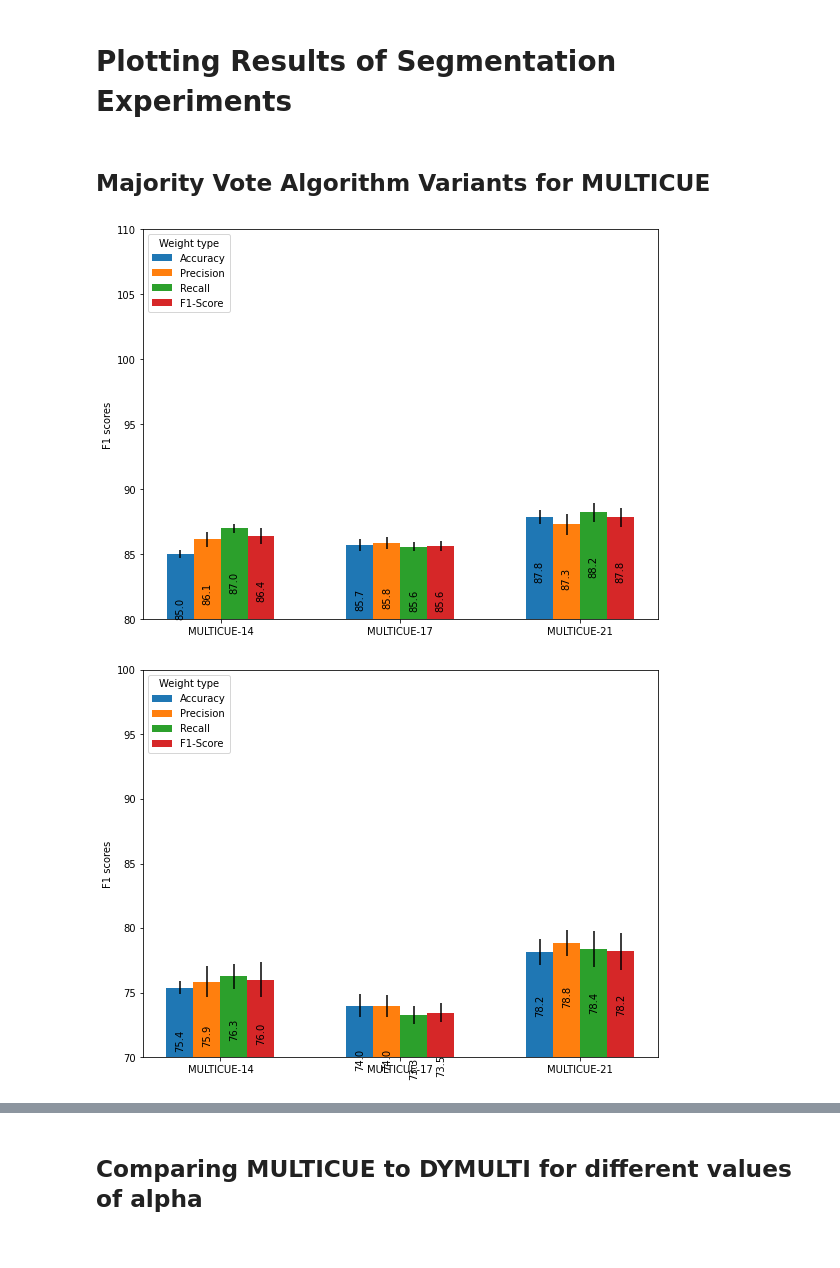
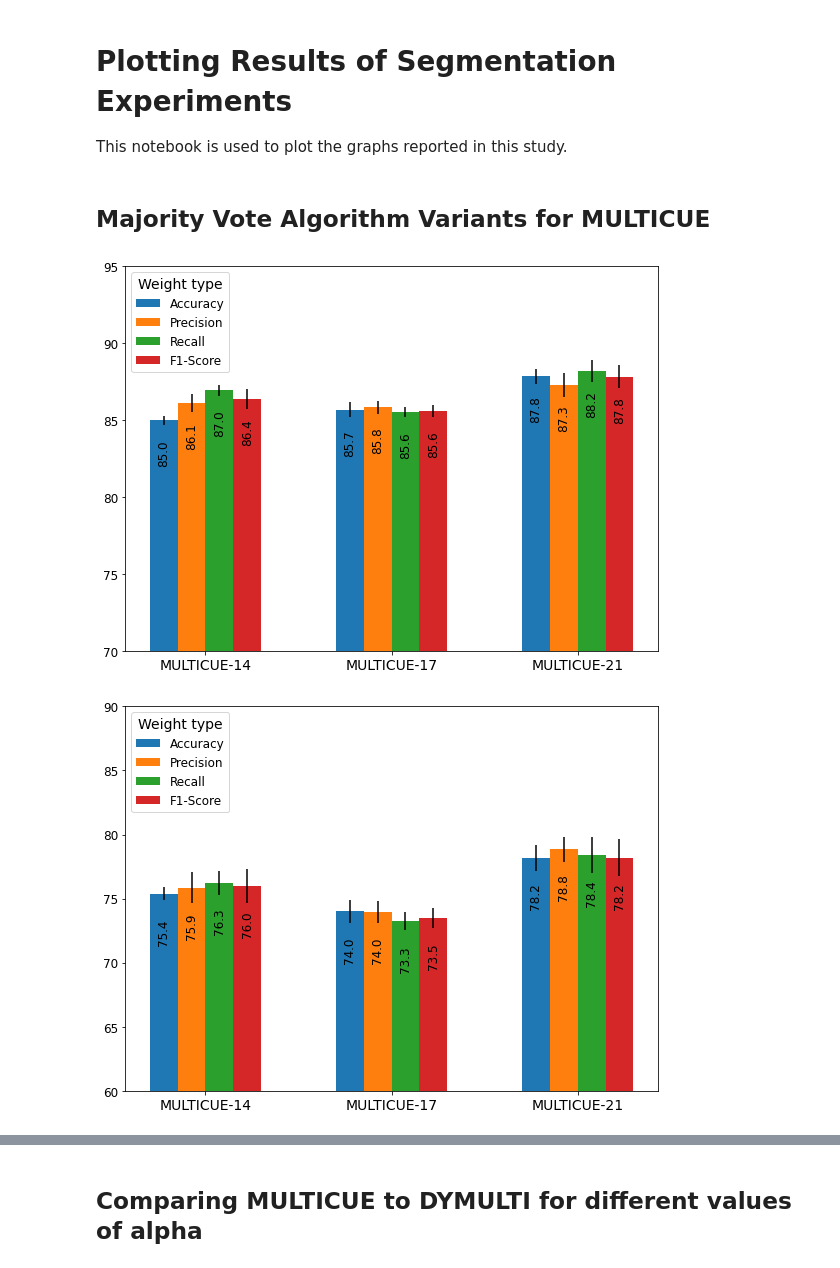
Before and after one commit to codebyzeb/DYMULTI-23, a Jupyter notebook: analysis/graphs.ipynb, the cells around one changed output, grey strips where cells are left out. Drawn from its saved outputs; the diff is of its cells as text; code cells hidden in the pictures.

```diff
--- a/analysis/graphs.ipynb
+++ b/analysis/graphs.ipynb
@@ -1,5 +1,7 @@
 # %% [markdown]
 # Plotting Results of Segmentation Experiments
+
+This notebook is used to plot the graphs reported in this study.
 # %%
 import matplotlib.pyplot as plt
 from matplotlib import style
@@ -10,9 +14,9 @@ import numpy as np
 def addlabels(rects, vals, ax):
     for rect, label in zip(rects, vals):
         height = rect.get_height()
-        ax.text(rect.get_x() + rect.get_width() / 2, height - 5, round(label, 1), ha='center', va='bottom', rotation=90)
+        ax.text(rect.get_x() + rect.get_width() / 2, height - 4, round(label, 1), ha='center', va='bottom', rotation=90, fontsize=12)
 
-def plot_weight_types(weight_scores, score_type):
+def plot_weight_types(weight_scores, score_type, y_lim):
     labels = ['MULTICUE-14', 'MULTICUE-17', 'MULTICUE-21']
 
     x = np.arange(len(labels))  # the label locations
@@ -25,12 +29,14 @@ def plot_weight_types(weight_scores, score_type):
                     yerr=np.std(weight_scores[i],axis=1), label=label))
 
     # Add some text for labels, title and custom x-axis tick labels, etc.
-    ax.set_ylabel('F1 scores')
     #ax.set_title('{} F1 scores by model and weight type'.format(score_type))
     ax.set_xticks(x)
     ax.set_xticklabels(labels)
-    ax.set_ylim([np.floor(np.min(weight_scores)/10)*10,np.floor(np.min(weight_scores)/10)*10+30])
-    ax.legend(title="Weight type", loc="upper left")
+    ax.set_ylim(y_lim)
+    ax.legend(title="Weight type", loc="upper left", fontsize=12, title_fontsize=14)
+
+    plt.tick_params(axis='x', labelsize=14)
+    plt.tick_params(axis='y', labelsize=12)
 
     for i in range(4):
         addlabels(rects[i], np.mean(weight_scores[i], axis=1), ax)
@@ -39,29 +45,29 @@ def plot_weight_types(weight_scores, score_type):
 # %%
 multi14_acc_boundary = [0.8472, 0.8503, 0.8521, 0.8468, 0.8444, 0.8511, 0.8486, 0.85, 0.8521, 0.8561]
 multi14_prec_boundary = [0.8561, 0.8565, 0.8578, 0.8564, 0.8635, 0.8671, 0.8565, 0.872, 0.8583, 0.8681]
 multi14_rec_boundary = [0.872, 0.8706, 0.8742, 0.8675, 0.8628, 0.8685, 0.868, 0.8658, 0.8747, 0.8719]
 multi14_f1_boundary = [0.8577, 0.856, 0.86, 0.856, 0.865, 0.8668, 0.8725, 0.8723, 0.8607, 0.8715]
 
 multi17_acc_boundary = [0.8535, 0.8516, 0.8603, 0.8606, 0.857, 0.8667, 0.8602, 0.8525, 0.8528, 0.8521]
 multi17_prec_boundary = [0.8576, 0.8539, 0.8612, 0.8626, 0.8592, 0.8668, 0.8611, 0.8538, 0.8541, 0.8528]
 multi17_rec_boundary = [0.854, 0.8521, 0.8579, 0.8574, 0.8574, 0.8619, 0.8581, 0.8522, 0.8519, 0.8523]
 multi17_f1_boundary = [0.8553, 0.8527, 0.8582, 0.8587, 0.8577, 0.8629, 0.8585, 0.8527, 0.8509, 0.8509]
 
 multi21_acc_boundary = [0.8736, 0.8766, 0.8825, 0.8826, 0.8726, 0.8737, 0.8827, 0.8715, 0.883, 0.8858]
 multi21_prec_boundary = [0.8659, 0.875, 0.8608, 0.8791, 0.8786, 0.8824, 0.867, 0.8677, 0.8653, 0.8849]
 multi21_rec_boundary = [0.8848, 0.8754, 0.8884, 0.8753, 0.8735, 0.8793, 0.8868, 0.8735, 0.8882, 0.8942]
 multi21_f1_boundary = [0.8709, 0.8823, 0.8664, 0.8837, 0.8828, 0.8867, 0.8797, 0.8711, 0.8706, 0.8883]
 
 acc_weights = [multi14_acc_boundary, multi17_acc_boundary, multi21_acc_boundary]
 prec_weights = [multi14_prec_boundary, multi17_prec_boundary, multi21_prec_boundary]
 rec_weights = [multi14_rec_boundary, multi17_rec_boundary, multi21_rec_boundary]
 f1_weights = [multi14_f1_boundary, multi17_f1_boundary, multi21_f1_boundary]
 weights = np.array([acc_weights, prec_weights, rec_weights, f1_weights])
 weights = weights * 100
 
-plot_weight_types(weights, "Boundary")
+plot_weight_types(weights, "Boundary", [70,95])
 # %% [output]
-[figure, old version]
+[figure, new version]
 # %%
 multi14_acc_word = [0.7519, 0.7529, 0.7584, 0.7492, 0.7462, 0.7542, 0.7528, 0.7528, 0.7558, 0.7653]
 multi14_prec_word = [0.7488, 0.7476, 0.7543, 0.7484, 0.7639, 0.7682, 0.7487, 0.7796, 0.7496, 0.7767]
@@ -85,9 +91,9 @@ f1_weights = [multi14_f1_word, multi17_f1_word, multi21_f1_word]
 weights = np.array([acc_weights, prec_weights, rec_weights, f1_weights])
 weights = weights * 100
 
-plot_weight_types(weights, "Word")
+plot_weight_types(weights, "Word", [60,90])
 # %% [output]
-[figure, old version]
+[figure, new version]
 # %%
 multi14_acc_lex = [0.3837, 0.3858, 0.3821, 0.3737, 0.3706, 0.3845, 0.3747, 0.3851, 0.3871, 0.3945]
 multi14_prec_lex = [0.4419, 0.4421, 0.4254, 0.4389, 0.4303, 0.4363, 0.4294, 0.4345, 0.4435, 0.44]
```
Also changed, not shown: parts of 26 cells of this notebook, 1 other file.
